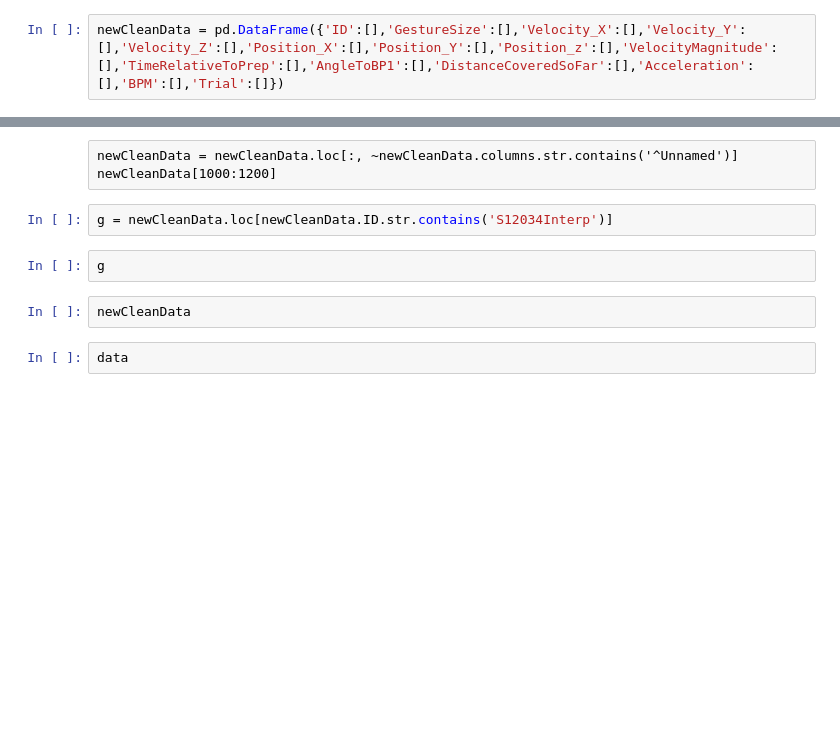
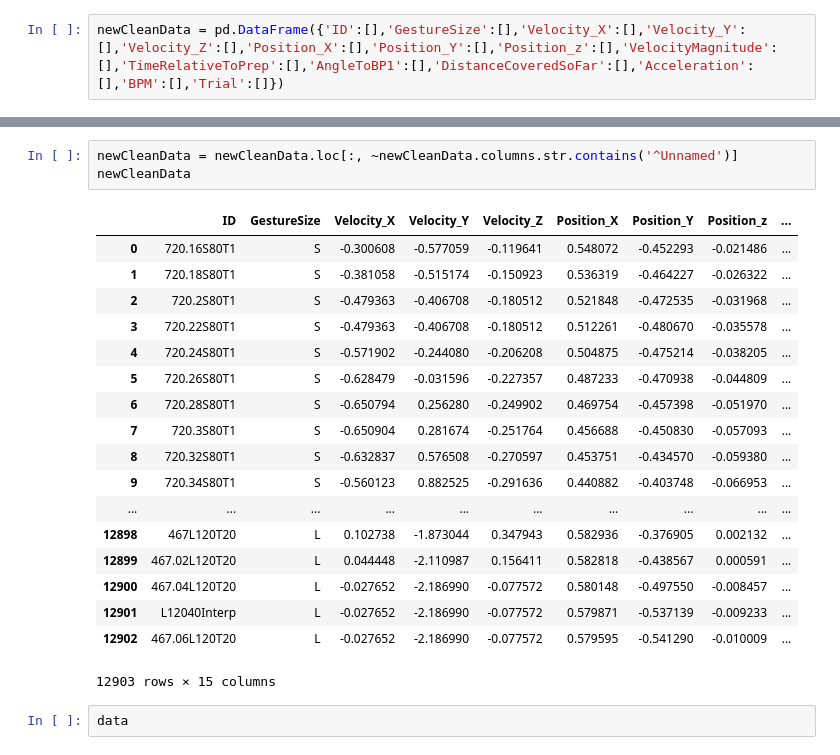
Before and after one commit to ubcemergingmedialab/InteractiveOrchestra, a Jupyter notebook: InteractiveOrchestraDataAnalysis/AddingFakePoint.ipynb, the cells around one changed output, grey strips where cells are left out. Cells and saved outputs as stored; diff of their text form; blank space fills up the shorter version.

Commit message:
NewCleanData.csv cleaned

```diff
--- a/InteractiveOrchestraDataAnalysis/AddingFakePoint.ipynb
+++ b/InteractiveOrchestraDataAnalysis/AddingFakePoint.ipynb
@@ -155,12 +154,25 @@ for g in gestureSize:
-# %% [raw]
-newCleanData = newCleanData.loc[:, ~newCleanData.columns.str.contains('^Unnamed')]
-newCleanData[1000:1200]
 # %%
-g = newCleanData.loc[newCleanData.ID.str.contains('S12034Interp')]
+newCleanData = newCleanData.loc[:, ~newCleanData.columns.str.contains('^Unnamed')]
+newCleanData
+# %% [output]
+|  | ID | GestureSize | Velocity_X | Velocity_Y | Velocity_Z | Position_X | Position_Y | Position_z | ... |
+| 0 | 720.16S80T1 | S | -0.300608 | -0.577059 | -0.119641 | 0.548072 | -0.452293 | -0.021486 | ... |
+| 1 | 720.18S80T1 | S | -0.381058 | -0.515174 | -0.150923 | 0.536319 | -0.464227 | -0.026322 | ... |
+| 2 | 720.2S80T1 | S | -0.479363 | -0.406708 | -0.180512 | 0.521848 | -0.472535 | -0.031968 | ... |
+| 3 | 720.22S80T1 | S | -0.479363 | -0.406708 | -0.180512 | 0.512261 | -0.480670 | -0.035578 | ... |
+| 4 | 720.24S80T1 | S | -0.571902 | -0.244080 | -0.206208 | 0.504875 | -0.475214 | -0.038205 | ... |
+| 5 | 720.26S80T1 | S | -0.628479 | -0.031596 | -0.227357 | 0.487233 | -0.470938 | -0.044809 | ... |
+| 6 | 720.28S80T1 | S | -0.650794 | 0.256280 | -0.249902 | 0.469754 | -0.457398 | -0.051970 | ... |
+| 7 | 720.3S80T1 | S | -0.650904 | 0.281674 | -0.251764 | 0.456688 | -0.450830 | -0.057093 | ... |
+| 8 | 720.32S80T1 | S | -0.632837 | 0.576508 | -0.270597 | 0.453751 | -0.434570 | -0.059380 | ... |
+| 9 | 720.34S80T1 | S | -0.560123 | 0.882525 | -0.291636 | 0.440882 | -0.403748 | -0.066953 | ... |
+| ... | ... | ... | ... | ... | ... | ... | ... | ... | ... |
+| 12898 | 467L120T20 | L | 0.102738 | -1.873044 | 0.347943 | 0.582936 | -0.376905 | 0.002132 | ... |
+| 12899 | 467.02L120T20 | L | 0.044448 | -2.110987 | 0.156411 | 0.582818 | -0.438567 | 0.000591 | ... |
+| 12900 | 467.04L120T20 | L | -0.027652 | -2.186990 | -0.077572 | 0.580148 | -0.497550 | -0.008457 | ... |
+| 12901 | L12040Interp | L | -0.027652 | -2.186990 | -0.077572 | 0.579871 | -0.537139 | -0.009233 | ... |
+| 12902 | 467.06L120T20 | L | -0.027652 | -2.186990 | -0.077572 | 0.579595 | -0.541290 | -0.010009 | ... |
+12903 rows × 15 columns
-# %%
-g
-# %%
-newCleanData
 # %%
 data
 # %% [output]
```
Also changed, not shown: parts of 2 cells of this notebook, 2 other files.
